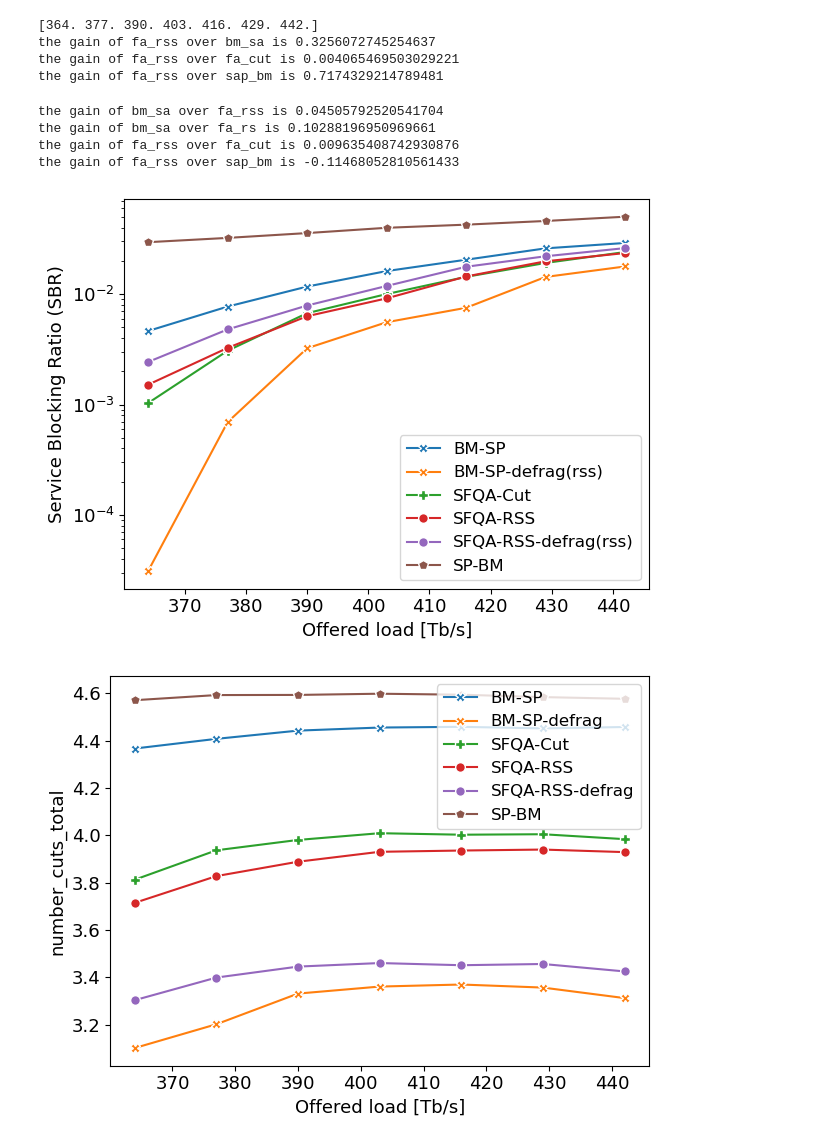
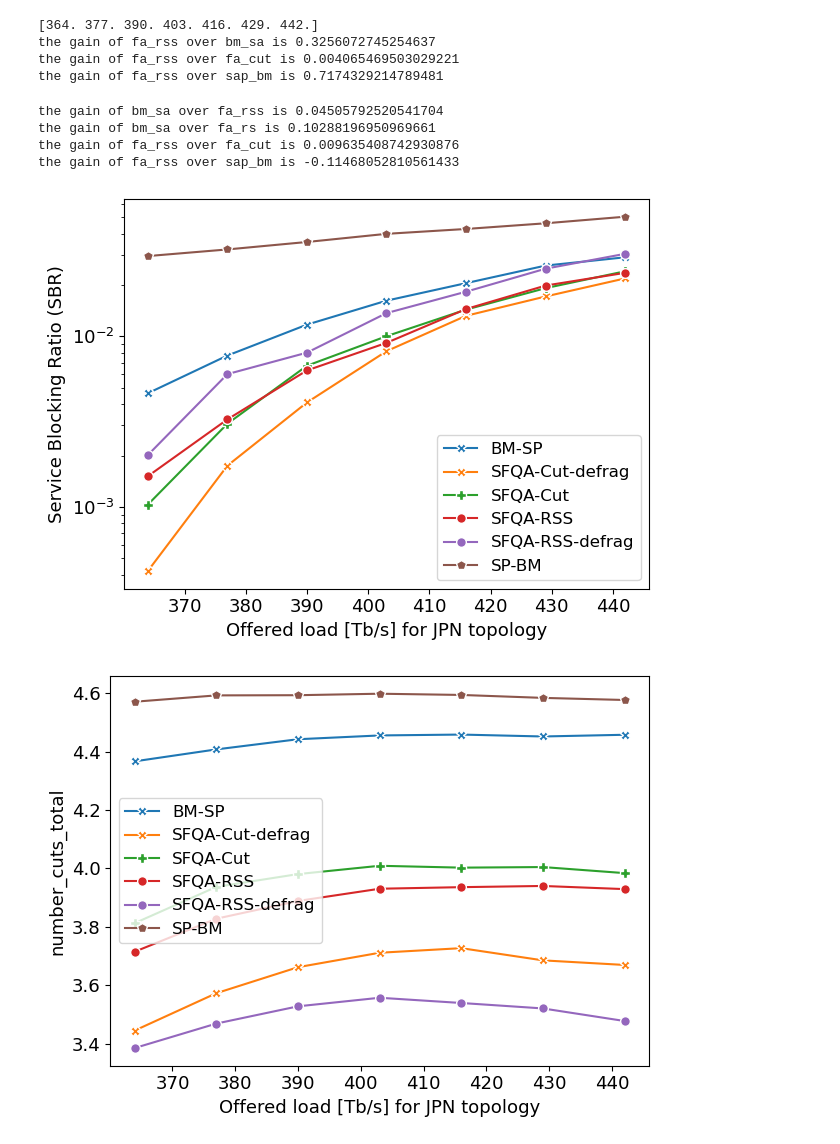
Before and after one commit to ehsan5890/optical-rl-gym-qot-aware, a Jupyter notebook: examples/visualize_loads_jpn.ipynb, the cells around one changed output. Drawn from its saved outputs; the diff is of its cells as text; code cells hidden in the pictures.

```diff
--- a/examples/visualize_loads_jpn.ipynb
+++ b/examples/visualize_loads_jpn.ipynb
@@ -44,7 +44,7 @@ bm_fa_cut_loads = {metric: [] for metric in metrics}
 bm_fa_rss_loads = {metric: [] for metric in metrics}
 bm_sa_ff_loads = {metric: [] for metric in metrics}
 bm_fa_rss_df_loads = {metric: [] for metric in metrics}
-bm_sa_ff_df_loads = {metric: [] for metric in metrics}
+bm_fa_cut_df_loads = {metric: [] for metric in metrics}
 traffic_type = 1
 
 for load_counter, load_traffic in enumerate(range(min_load, max_load, step_length)):
@@ -56,7 +56,7 @@ for load_counter, load_traffic in enumerate(range(min_load, max_load, step_lengt
     bm_sa_ff = pd.read_csv(
         f'./{heuristic_log_dir}/logs_{load_traffic}_{episode_length}/BM-SA-FF.monitor.csv',
         skiprows=1)
-    bm_sa_ff_df = pd.read_csv(
+    bm_fa_cut_df = pd.read_csv(
         f'./{heuristic_log_dir}/logs_{load_traffic}_{episode_length}-defragmeentation-cut/BM-FA-Cut-modified.monitor.csv',
         skiprows=1)
     bm_fa_rss_df = pd.read_csv(
@@ -77,7 +77,7 @@ for load_counter, load_traffic in enumerate(range(min_load, max_load, step_lengt
         bm_fa_rss_loads[info].append(np.mean(bm_fa_rss[info]))
         bm_sa_ff_loads[info].append(np.mean(bm_sa_ff[info]))
         bm_fa_rss_df_loads[info].append(np.mean(bm_fa_rss_df[info]))
-        bm_sa_ff_df_loads[info].append(np.mean(bm_sa_ff_df[info]))
+        bm_fa_cut_df_loads[info].append(np.mean(bm_fa_cut_df[info]))
         # sap_ff_loads[info].append(np.mean(sap_ff[info]))
         sap_bm_loads[info].append(np.mean(sap_bm[info]))
 
@@ -125,13 +125,13 @@ for info in ['service_blocking_rate',
         ax_bm_sa_ff = plt.semilogy(offered_load, bm_sa_ff_loads[info], label='BM-SP', marker='X', markersize=markersize,
                              markeredgecolor='white')
 
-        ax_bm_sa_ff_df = plt.semilogy(offered_load, bm_sa_ff_df_loads[info], label='BM-SP-defrag(rss)', marker='X', markersize=markersize,
+        ax_bm_sa_ff_df = plt.semilogy(offered_load, bm_fa_cut_df_loads[info], label='SFQA-Cut-defrag', marker='X', markersize=markersize,
                              markeredgecolor='white')
         ax_bm_fa_cut = plt.semilogy(offered_load, bm_fa_cut_loads[info], label='SFQA-Cut', marker='P', markersize=markersize,
                                  markeredgecolor='white')
         ax_bm_fa_rss = plt.semilogy(offered_load, bm_fa_rss_loads[info], label='SFQA-RSS', marker='o',
                                            markersize=markersize, markeredgecolor='white')
-        ax_bm_fa_rss_df = plt.semilogy(offered_load, bm_fa_rss_df_loads[info], label='SFQA-RSS-defrag(rss)', marker='o',
+        ax_bm_fa_rss_df = plt.semilogy(offered_load, bm_fa_rss_df_loads[info], label='SFQA-RSS-defrag', marker='o',
                                            markersize=markersize, markeredgecolor='white')
         # ax_sap_ff = plt.semilogy(loads, sap_ff_loads[info], label='SAP_FC', marker='p', markersize=markersize,
         #                           markeredgecolor='white')
@@ -150,7 +150,7 @@ for info in ['service_blocking_rate',
 
         ax_bm_sa_ff = plt.plot(offered_load, bm_sa_ff_loads[info], label='BM-SP', marker='X', markersize=markersize,
                          markeredgecolor='white')
-        ax_bm_sa_ff_df = plt.plot(offered_load, bm_sa_ff_df_loads[info], label='BM-SP-defrag', marker='X', markersize=markersize,
+        ax_bm_sa_ff_df = plt.plot(offered_load, bm_fa_cut_df_loads[info], label='SFQA-Cut-defrag', marker='X', markersize=markersize,
                          markeredgecolor='white')
         ax_bm_fa_cut = plt.plot(offered_load, bm_fa_cut_loads[info], label='SFQA-Cut', marker='P', markersize=markersize,
                              markeredgecolor='white')
@@ -170,7 +170,7 @@ for info in ['service_blocking_rate',
     # print(f"the bm_fa_rss for {info} is {np.mean(bm_fa_rss_loads[info])} ")
     # print(f"the sap_ff for {info} is {np.mean(sap_ff_loads[info])} ")
 
-    plt.xlabel('Offered load [Tb/s]')
+    plt.xlabel('Offered load [Tb/s] for JPN topology')
     # if info == 'service_blocking_per_hundred_arrivals':
     #     plt.ylabel('Service Blocking Ratio (SBR)', fontsize=13)
     # elif info == 'episode_frag_metric':
@@ -178,32 +178,32 @@ for info in ['service_blocking_rate',
     # else:
     #     plt.ylabel(info)
     plt.tight_layout()
     plt.legend(loc='upper right')
     if info is 'total_path_length':
         plt.ylabel('Average path length')
     elif info is 'service_blocking_rate':
         plt.ylabel('Service Blocking Ratio (SBR)')
     elif info is 'rss_total_metric':
         plt.ylabel('RSS metric')
     elif info is 'avrage_gsnr':
         plt.ylabel('GSNR')
     elif info is 'average_mod_level':
         plt.ylabel('Average Modulation level')
     else:
         plt.ylabel(info)
     plt.legend(fontsize=12)
     plt.tight_layout()
     plt.rcParams.update({'font.size': 13})
     plt.savefig(f'{figures_floder}/{topology_name}-{info}.pdf')
     plt.savefig(f'{figures_floder}/{topology_name}-{info}.svg')
 # %% [output]
 [364. 377. 390. 403. 416. 429. 442.]
 the gain of fa_rss over bm_sa is 0.3256072745254637
 the gain of fa_rss over fa_cut is 0.004065469503029221
 the gain of fa_rss over sap_bm is 0.7174329214789481
 the gain of bm_sa over fa_rss is 0.04505792520541704
 the gain of bm_sa over fa_rs is 0.10288196950969661
 the gain of fa_rss over fa_cut is 0.009635408742930876
 the gain of fa_rss over sap_bm is -0.11468052810561433
-[figure, old version]
+[figure, new version]
-[figure, old version]
+[figure, new version]
```
Also changed, not shown: parts of 1 cell of this notebook, 28 other files.
